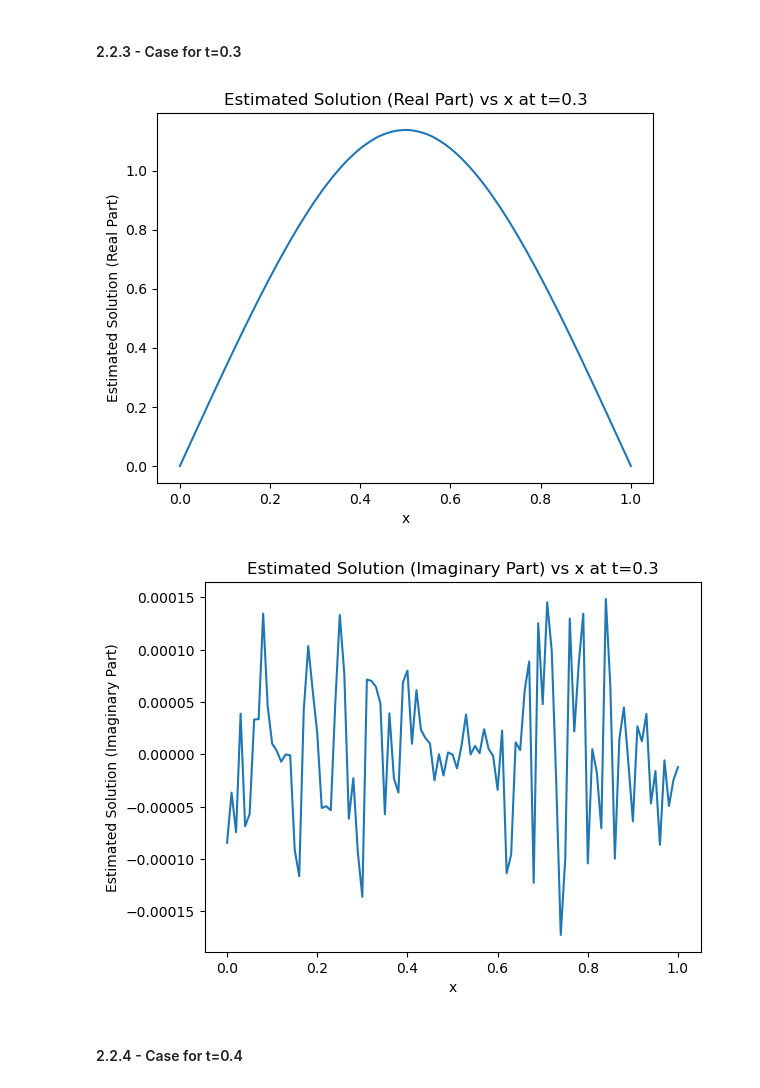
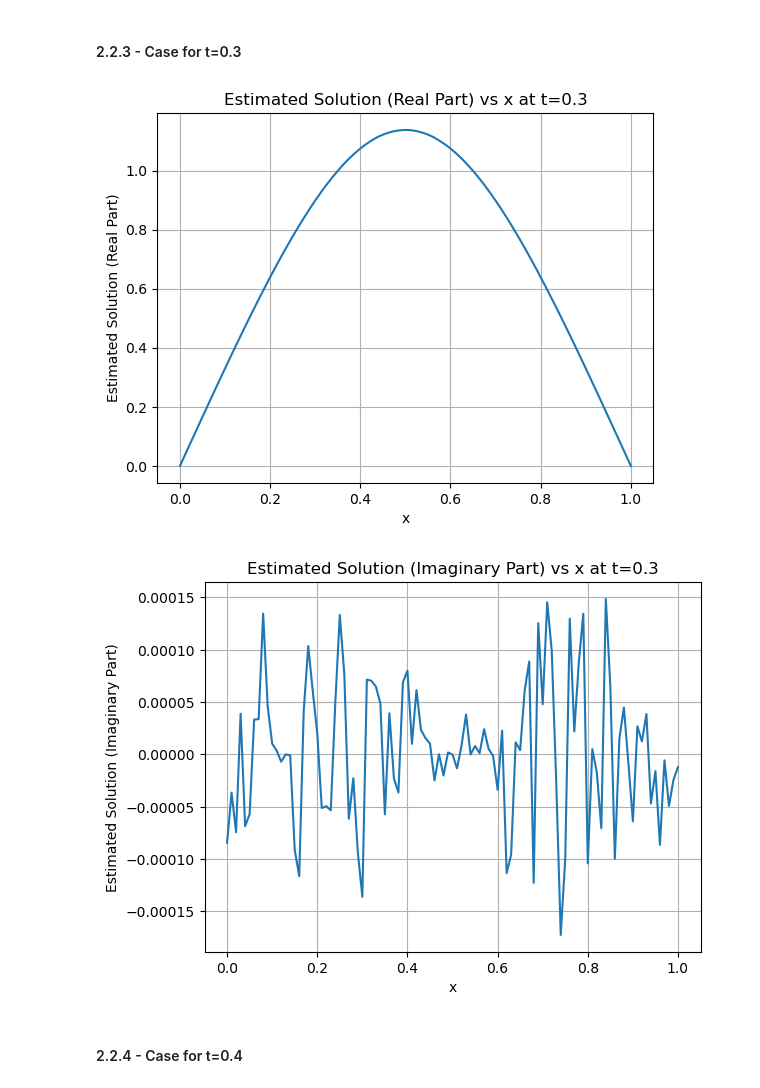
Before and after one commit to chanjuanyin/Nonlinear_Wave_simulations, a Jupyter notebook: Simulation_13/Plot_history_1.ipynb, the cells around one changed output. Drawn from its saved outputs; the diff is of its cells as text; code cells hidden in the pictures.

```diff
--- a/Simulation_13/Plot_history_1.ipynb
+++ b/Simulation_13/Plot_history_1.ipynb
@@ -113,15 +116,16 @@ plt.show()
 # %%
 data_array = np_dictionary["monte_carlo_real"].to_numpy()
 estimated_solution_vs_x = data_array[3, :].flatten()
 # To ChatGPT: The above line extracts the estimated solution at t=0.3 for all x values.
 x_values = np.linspace(0, 1, data_array.shape[1])
 plt.plot(x_values, estimated_solution_vs_x)
 plt.xlabel('x')
 plt.ylabel('Estimated Solution (Real Part)')
 plt.title('Estimated Solution (Real Part) vs x at t=0.3')
+plt.grid(True)
 plt.show()
 # %% [output]
-[figure, old version]
+[figure, new version]
 # %%
 data_array = np_dictionary["monte_carlo_imag"].to_numpy()
 estimated_solution_vs_x = data_array[3, :].flatten()
@@ -131,9 +135,10 @@ plt.plot(x_values, estimated_solution_vs_x)
 plt.xlabel('x')
 plt.ylabel('Estimated Solution (Imaginary Part)')
 plt.title('Estimated Solution (Imaginary Part) vs x at t=0.3')
+plt.grid(True)
 plt.show()
 # %% [output]
-[figure, old version]
+[figure, new version]
 # %% [markdown]
 <a name='2-2-4'></a>
 #### 2.2.4 - Case for t=0.4
```
Also changed, not shown: parts of 5 cells of this notebook, 1 other file.
